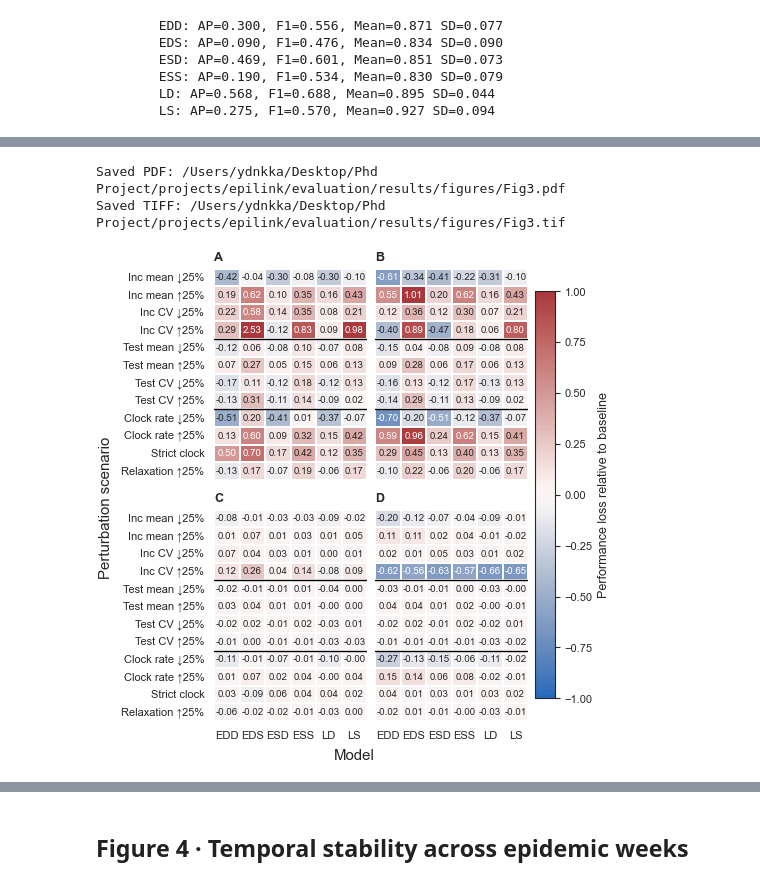
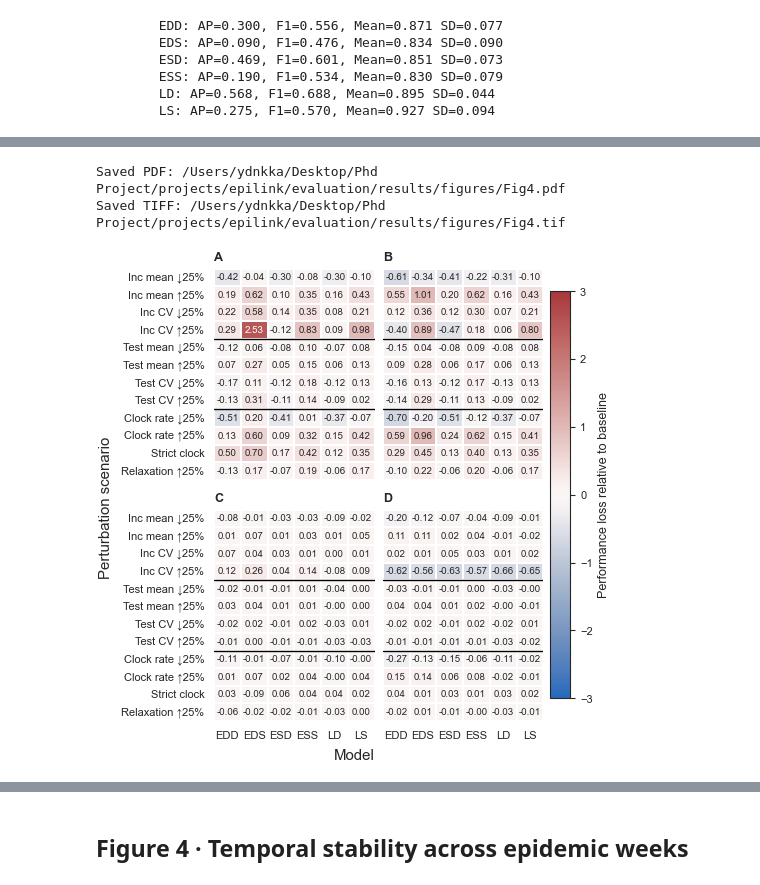
Before and after one commit to ydnkka/epilink, a Jupyter notebook: evaluation/src/evaluation/figures.ipynb, the cells around one changed output, grey strips where cells are left out. Drawn from its saved outputs; the diff is of its cells as text; code cells hidden in the pictures.

```diff
--- a/evaluation/src/evaluation/figures.ipynb
+++ b/evaluation/src/evaluation/figures.ipynb
@@ -258,8 +258,8 @@ def make_heatmap(
         linewidths=0.2,
         linecolor="white",
         cbar=False,
-        vmin=-1,
-        vmax=1,
+        vmin=-3,
+        vmax=3,
     )
     ax.set_yticklabels(
         [SCENARIO_LABELS.get(t.get_text(), t.get_text()) for t in ax.get_yticklabels()],
@@ -345,37 +345,37 @@ for ax, (metric, condition_label) in zip(axes3, LOSS_PANELS):
         results,
         metric,
         ax=ax,
         condition_label=condition_label,
     )
 
 scalar_mappable = mpl.cm.ScalarMappable(
-    norm=mpl.colors.Normalize(vmin=-1, vmax=1),
+    norm=mpl.colors.Normalize(vmin=-3, vmax=3),
     cmap="vlag",
 )
 scalar_mappable.set_array([])
 
 colorbar = fig3.colorbar(
     scalar_mappable,
     ax=axes3,
     location="right",
     shrink=0.9,
     pad=0.02,
 )
 colorbar.set_label("Performance loss relative to baseline")
 
 axes3[0].tick_params(axis="y", labelleft=True)
 axes3[1].tick_params(axis="y", labelleft=False)
 axes3[2].tick_params(axis="y", labelleft=True)
 axes3[3].tick_params(axis="y", labelleft=False)
 
 fig3.supylabel("Perturbation scenario")
 fig3.supxlabel("Model")
 add_panel_labels(list(axes3), y=1.08)
-export_figure(fig3, "Fig3")
+export_figure(fig3, "Fig4")
 plt.show()
 # %% [output]
-Saved PDF: /Users/ydnkka/Desktop/Phd Project/projects/epilink/evaluation/results/figures/Fig3.pdf
-Saved TIFF: /Users/ydnkka/Desktop/Phd Project/projects/epilink/evaluation/results/figures/Fig3.tif
+Saved PDF: /Users/ydnkka/Desktop/Phd Project/projects/epilink/evaluation/results/figures/Fig4.pdf
+Saved TIFF: /Users/ydnkka/Desktop/Phd Project/projects/epilink/evaluation/results/figures/Fig4.tif
-[figure, old version]
+[figure, new version]
 # %%
 data = results.loc[results["scenario"] != "baseline"]
```
Also changed, not shown: parts of 5 cells of this notebook, 15 other files.
